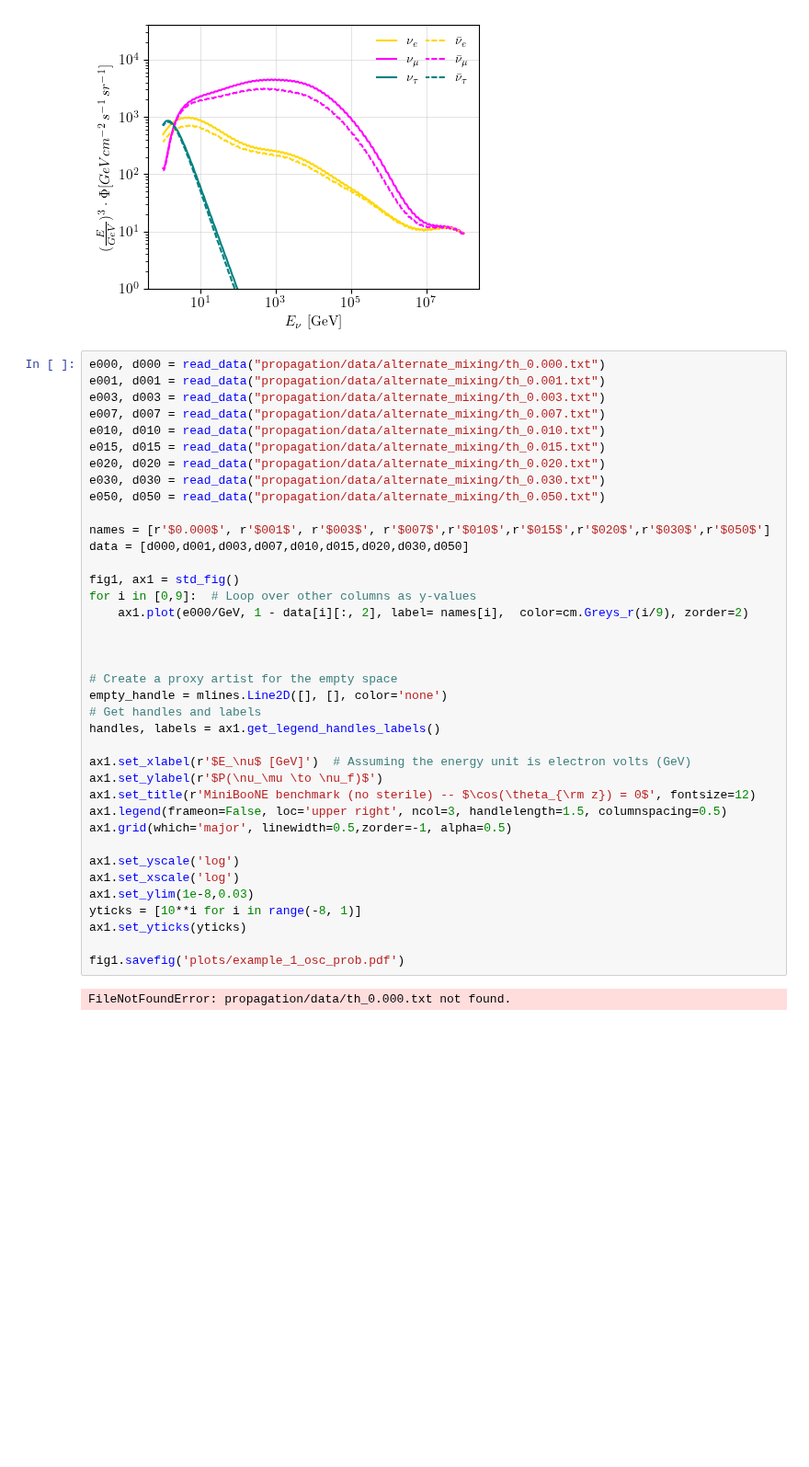
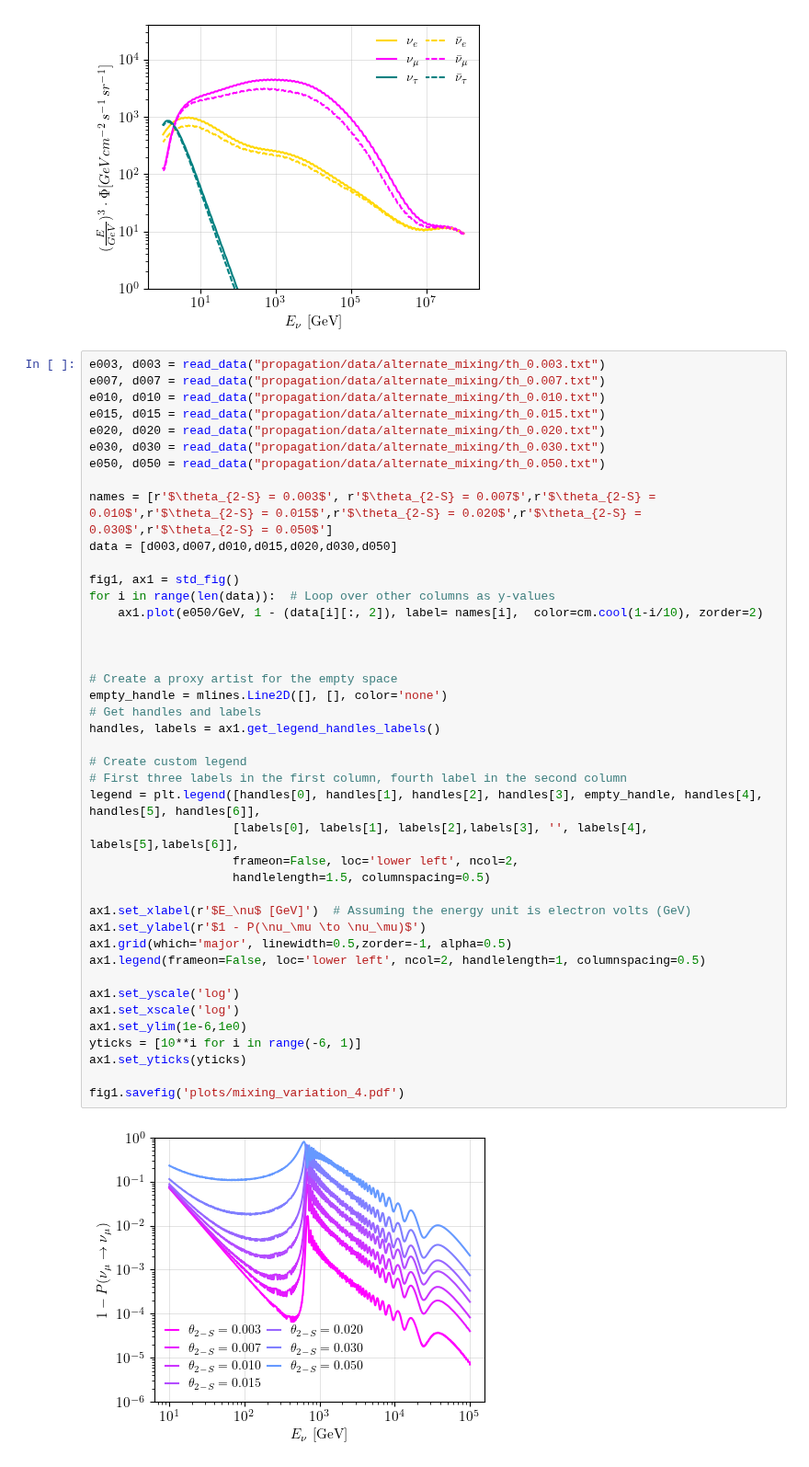
Before and after one commit to ConnorSponsler/For_Git, a Jupyter notebook: main_example_plots_Connor.ipynb, the cells around one changed output. Shown at 92% size. Drawn from its saved outputs; the diff is of its cells as text; blank space fills up the shorter version.

Commit message:
adjust mixing plot labels

```diff
--- a/main_example_plots_Connor.ipynb
+++ b/main_example_plots_Connor.ipynb
@@ -534,42 +534,46 @@ fig1.savefig('plots/3_nurho_nu_surface_flux.pdf')
 # %% [output]
 [figure]
 # %%
-e000, d000 = read_data("propagation/data/alternate_mixing/th_0.000.txt")
-e001, d001 = read_data("propagation/data/alternate_mixing/th_0.001.txt")
 e003, d003 = read_data("propagation/data/alternate_mixing/th_0.003.txt")
 e007, d007 = read_data("propagation/data/alternate_mixing/th_0.007.txt")
 e010, d010 = read_data("propagation/data/alternate_mixing/th_0.010.txt")
 e015, d015 = read_data("propagation/data/alternate_mixing/th_0.015.txt")
 e020, d020 = read_data("propagation/data/alternate_mixing/th_0.020.txt")
 e030, d030 = read_data("propagation/data/alternate_mixing/th_0.030.txt")
 e050, d050 = read_data("propagation/data/alternate_mixing/th_0.050.txt")
 
-names = [r'$0.000$', r'$001$', r'$003$', r'$007$',r'$010$',r'$015$',r'$020$',r'$030$',r'$050$']
-data = [d000,d001,d003,d007,d010,d015,d020,d030,d050]
+names = [r'$\theta_{2-S} = 0.003$', r'$\theta_{2-S} = 0.007$',r'$\theta_{2-S} = 0.010$',r'$\theta_{2-S} = 0.015$',r'$\theta_{2-S} = 0.020$',r'$\theta_{2-S} = 0.030$',r'$\theta_{2-S} = 0.050$']
+data = [d003,d007,d010,d015,d020,d030,d050]
 
 fig1, ax1 = std_fig()
-for i in [0,9]:  # Loop over other columns as y-values
-    ax1.plot(e000/GeV, 1 - data[i][:, 2], label= names[i],  color=cm.Greys_r(i/9), zorder=2)
+for i in range(len(data)):  # Loop over other columns as y-values
+    ax1.plot(e050/GeV, 1 - (data[i][:, 2]), label= names[i],  color=cm.cool(1-i/10), zorder=2)
 
 
 
 # Create a proxy artist for the empty space
 empty_handle = mlines.Line2D([], [], color='none')
 # Get handles and labels
 handles, labels = ax1.get_legend_handles_labels()
 
+# Create custom legend
+# First three labels in the first column, fourth label in the second column
+legend = plt.legend([handles[0], handles[1], handles[2], handles[3], empty_handle, handles[4], handles[5], handles[6]],
+                    [labels[0], labels[1], labels[2],labels[3], '', labels[4], labels[5],labels[6]],
+                    frameon=False, loc='lower left', ncol=2,
+                    handlelength=1.5, columnspacing=0.5)
+
 ax1.set_xlabel(r'$E_\nu$ [GeV]')  # Assuming the energy unit is electron volts (GeV)
-ax1.set_ylabel(r'$P(\nu_\mu \to \nu_f)$')
-ax1.set_title(r'MiniBooNE benchmark (no sterile) -- $\cos(\theta_{\rm z}) = 0$', fontsize=12)
-ax1.legend(frameon=False, loc='upper right', ncol=3, handlelength=1.5, columnspacing=0.5)
+ax1.set_ylabel(r'$1 - P(\nu_\mu \to \nu_\mu)$')
 ax1.grid(which='major', linewidth=0.5,zorder=-1, alpha=0.5)
+ax1.legend(frameon=False, loc='lower left', ncol=2, handlelength=1, columnspacing=0.5)
 
 ax1.set_yscale('log')
 ax1.set_xscale('log')
-ax1.set_ylim(1e-8,0.03)
-yticks = [10**i for i in range(-8, 1)]
+ax1.set_ylim(1e-6,1e0)
+yticks = [10**i for i in range(-6, 1)]
 ax1.set_yticks(yticks)
 
-fig1.savefig('plots/example_1_osc_prob.pdf')
+fig1.savefig('plots/mixing_variation_4.pdf')
 # %% [output]
-FileNotFoundError: propagation/data/th_0.000.txt not found.
+[figure, added]
```
Also changed, not shown: 1 other file.
